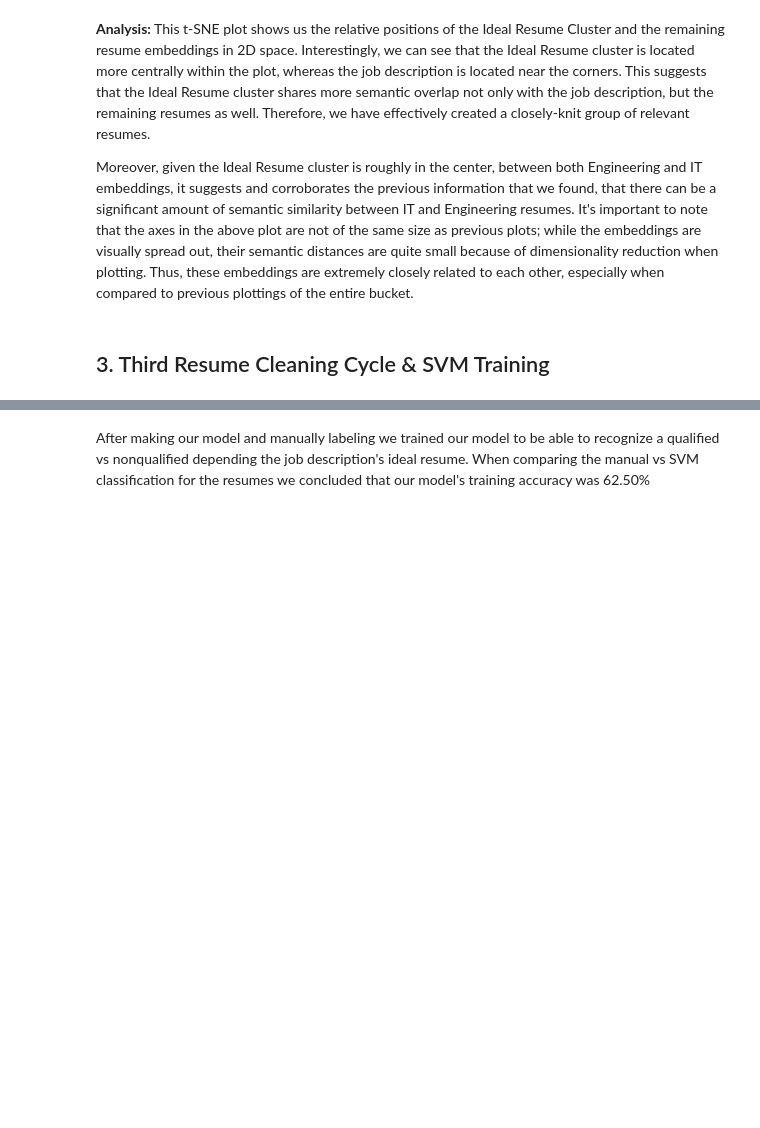
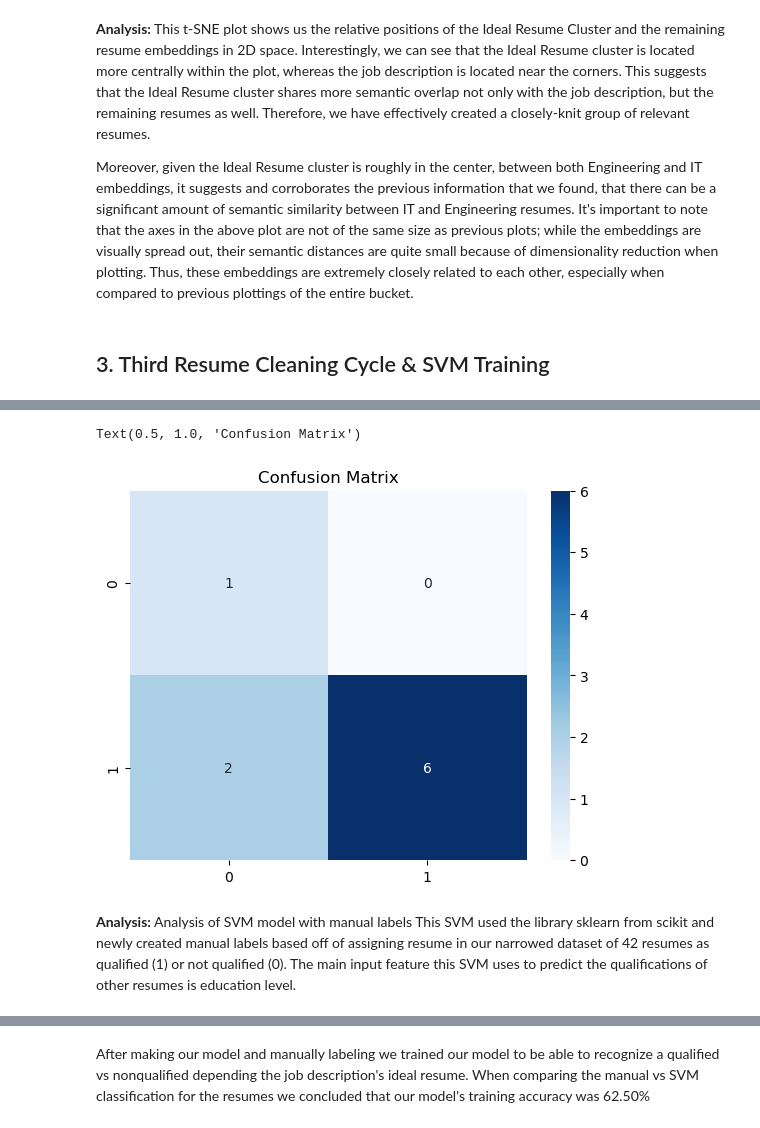
Before and after one commit to henry-AY/ResumeScreening, a Jupyter notebook: Resume_Screening.ipynb, the cells around one changed output, grey strips where cells are left out. Drawn from its saved outputs; the diff is of its cells as text; code cells hidden in the pictures; blank space fills up the shorter version.

```diff
--- a/Resume_Screening.ipynb
+++ b/Resume_Screening.ipynb
@@ -855,0 +807,10 @@ As the last part of phase 2 what we did was manually label the resulting resumes
+# %%
+from sklearn.model_selection import cross_val_score
+from sklearn.svm import SVC
+
+svm_model = SVC(kernel='rbf', C=0.1, class_weight='balanced')
+svm_model.fit(X_train, y_train)
+
+scores = cross_val_score(svm_model, X_scaled, y, cv=5)
+print("CV Accuracy Scores: ", scores)
+print("Mean CV Accuracy:", scores.mean())
@@ -855,0 +820,10 @@ As the last part of phase 2 what we did was manually label the resulting resumes
+# %%
+from sklearn.metrics import accuracy_score, classification_report
+y_pred = svm_model.predict(X_test)
+
+accuracy = accuracy_score(y_test, y_pred)
+report = classification_report(y_test, y_pred)
+
+print(f"Accuracy: {accuracy}")
+print("Classification Report:")
+print(report)
@@ -856,3 +841,18 @@ As the last part of phase 2 what we did was manually label the resulting resumes
+# %%
+#Confusion matrix of results:
+from sklearn.metrics import confusion_matrix, ConfusionMatrixDisplay
+
+# Compute the confusion matrix
+conf = confusion_matrix(y_pred, y_test)
+
+# Display the confusion matrix
+sns.heatmap(conf, annot = True, cmap = "Blues")
+plt.title("Confusion Matrix")
+# %% [output]
+Text(0.5, 1.0, 'Confusion Matrix')
+[figure, added]
+# %% [markdown]
+**Analysis:** Analysis of SVM model with manual labels This SVM used the library sklearn from scikit and newly created manual labels based off of assigning resume in our narrowed dataset of 42 resumes as qualified (1) or not qualified (0). The main input feature this SVM uses to predict the qualifications of other resumes is education level.
 # %%
 import numpy as np
 
```
Also changed, not shown: parts of 18 cells of this notebook.
